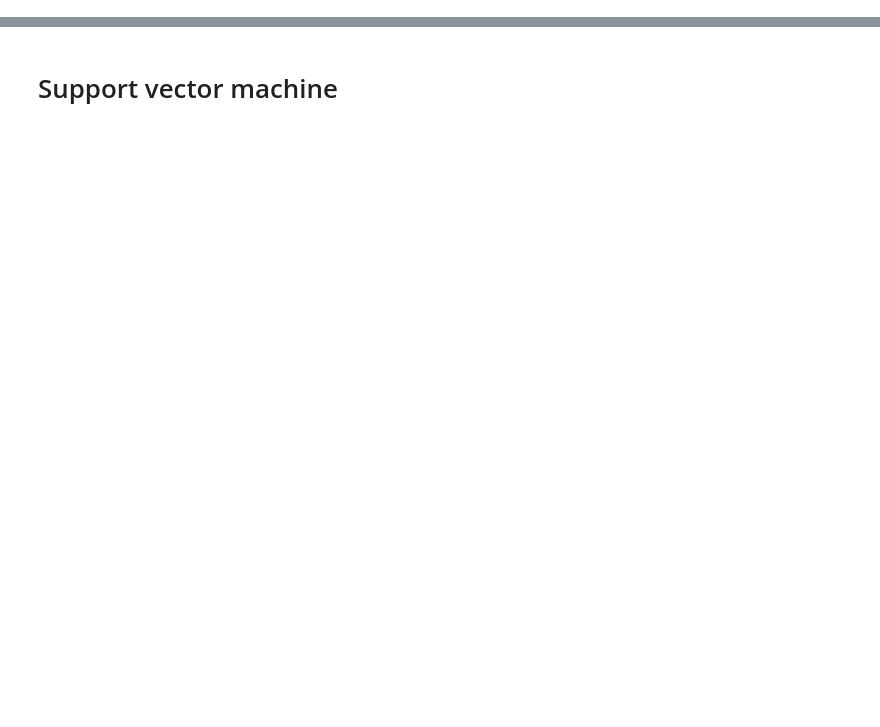
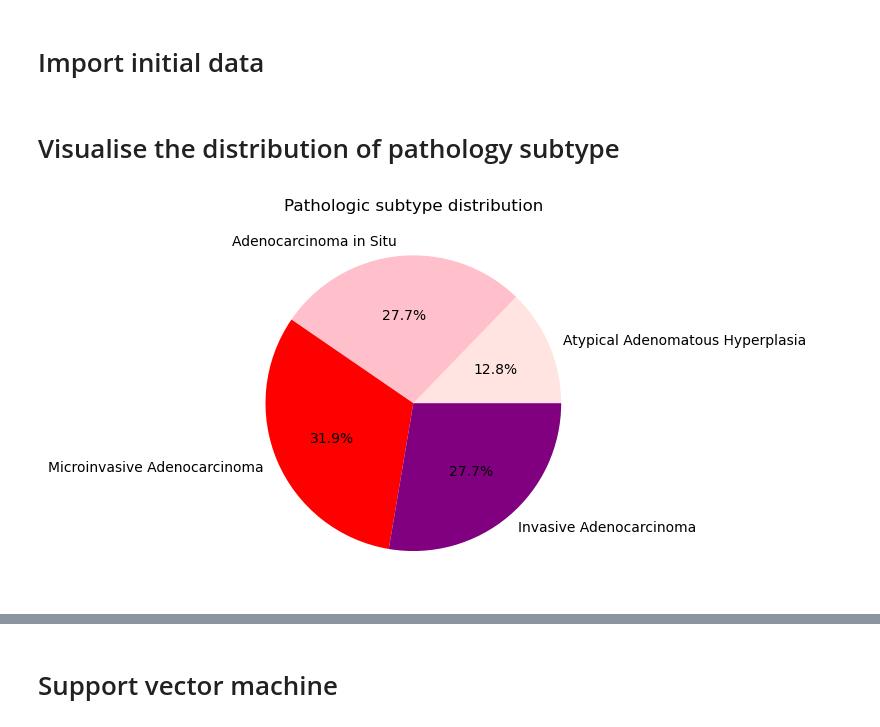
Before and after one commit to gdqb233/introtoaicoursework, a Jupyter notebook: coursework_all.ipynb, the cells around one changed output, grey strips where cells are left out. Drawn from its saved outputs; the diff is of its cells as text; code cells hidden in the pictures; blank space fills up the shorter version.

```diff
--- a/coursework_all.ipynb
+++ b/coursework_all.ipynb
@@ -1,3 +1,5 @@
+# %% [markdown]
+# Import initial data
 # %%
 import pandas as pd
 import numpy as np
@@ -17,11 +20,15 @@ data_avarage_CT_value = np.array(dataset['avarage_CT_value'])
 data_gender = np.array(dataset['gender'])
 data_age = np.array(dataset['age'])
 data_smoking_years = np.array(dataset['smoking_years'])
+# %% [markdown]
+# Visualise the  distribution of pathology subtype
 # %%
 type_count=collections.Counter(data_type)
 plt.pie([type_count[1], type_count[2], type_count[3], type_count[4]], \
-        labels = ['atypical adenomatous hyperplasia', 'adenocarcinoma in situ', 'microinvasive adenocarcinoma', 'invasive adenocarcinoma'], \
+        labels = ['Atypical Adenomatous Hyperplasia', 'Adenocarcinoma in Situ', 'Microinvasive Adenocarcinoma', 'Invasive Adenocarcinoma'], \
         colors = ['mistyrose', 'pink', 'red', 'purple'], \
         autopct='%1.1f%%')
 plt.title('Pathologic subtype distribution')
 plt.show()
+# %% [output]
+[figure, added]
```
Also changed, not shown: parts of 46 cells of this notebook, 2 other files.
